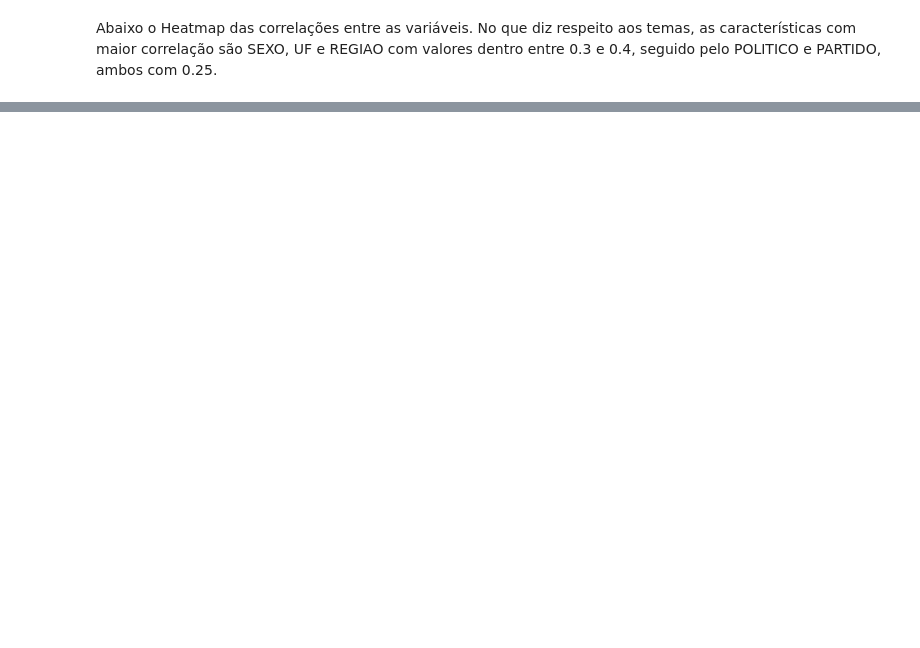
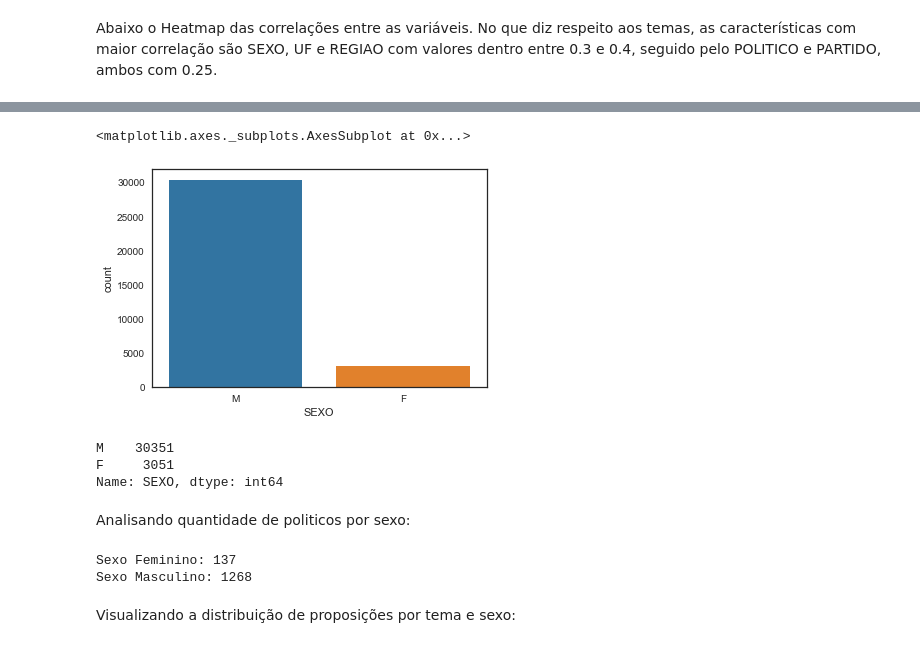
Before and after one commit to DiegoKremer/meu-politico, a Jupyter notebook: data_analysis/analise_proposicoes.ipynb, the cells around one changed output, grey strips where cells are left out. Drawn from its saved outputs; the diff is of its cells as text; code cells hidden in the pictures; blank space fills up the shorter version.

```diff
--- a/data_analysis/analise_proposicoes.ipynb
+++ b/data_analysis/analise_proposicoes.ipynb
@@ -367,0 +388,21 @@ corr_df_prop.head(5)
+# %%
+sns.countplot(x='SEXO',data=corr_df_prop)
+# %% [output]
+<matplotlib.axes._subplots.AxesSubplot at 0x...>
+[figure, added]
+# %%
+corr_df_prop['SEXO'].value_counts()
+# %% [output]
+M    30351
+F     3051
+Name: SEXO, dtype: int64
+# %% [markdown]
+Analisando quantidade de politicos por sexo:
+# %%
+print('Sexo Feminino: ' + str(corr_df_prop[corr_df_prop['SEXO'] == 'F']['POLITICO'].nunique()) +'\n'+
+      'Sexo Masculino: ' + str(corr_df_prop[corr_df_prop['SEXO'] == 'M']['POLITICO'].nunique()))
+# %% [output]
+Sexo Feminino: 137
+Sexo Masculino: 1268
+# %% [markdown]
+Visualizando a distribuição de proposições por tema e sexo:
```
Also changed, not shown: parts of 40 cells of this notebook.
